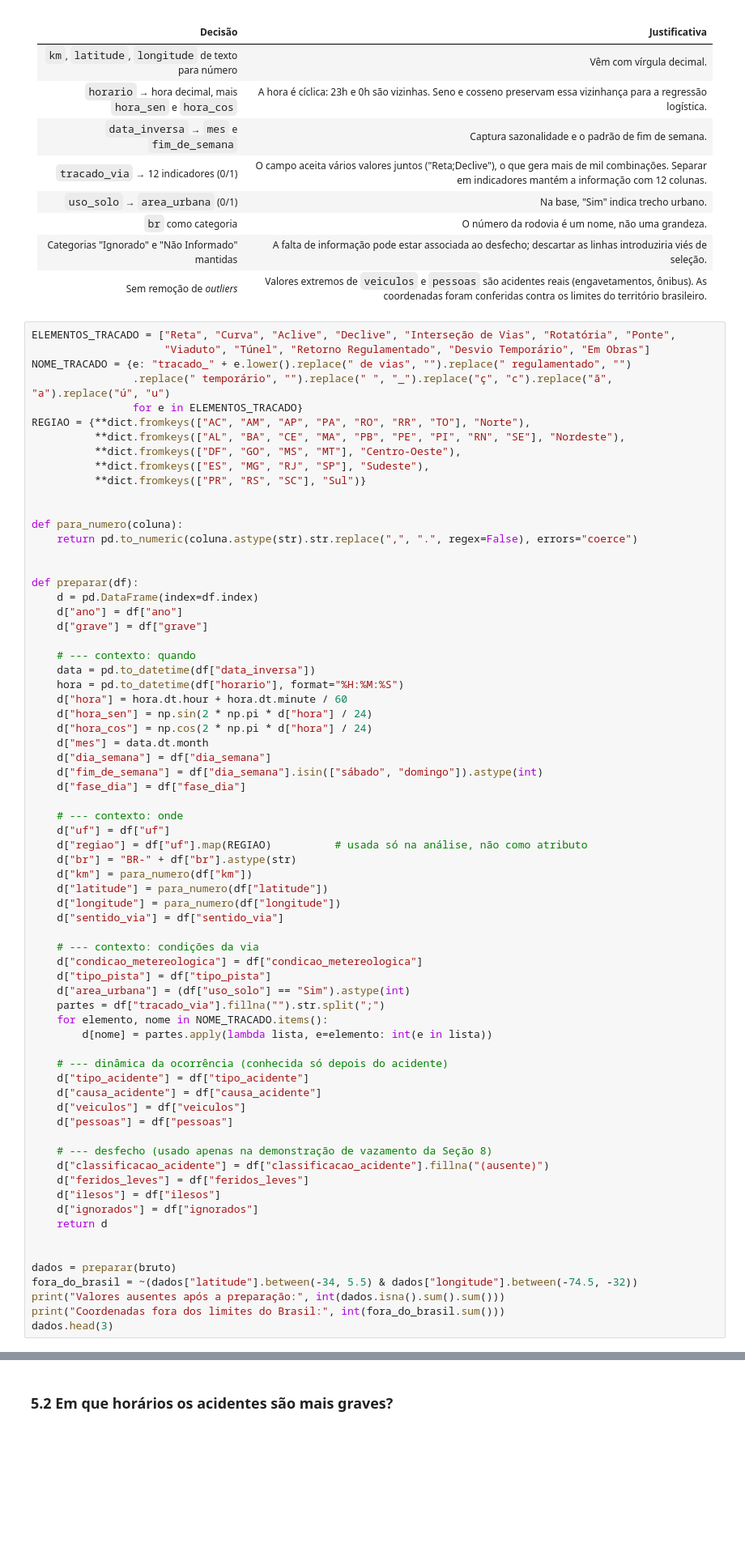
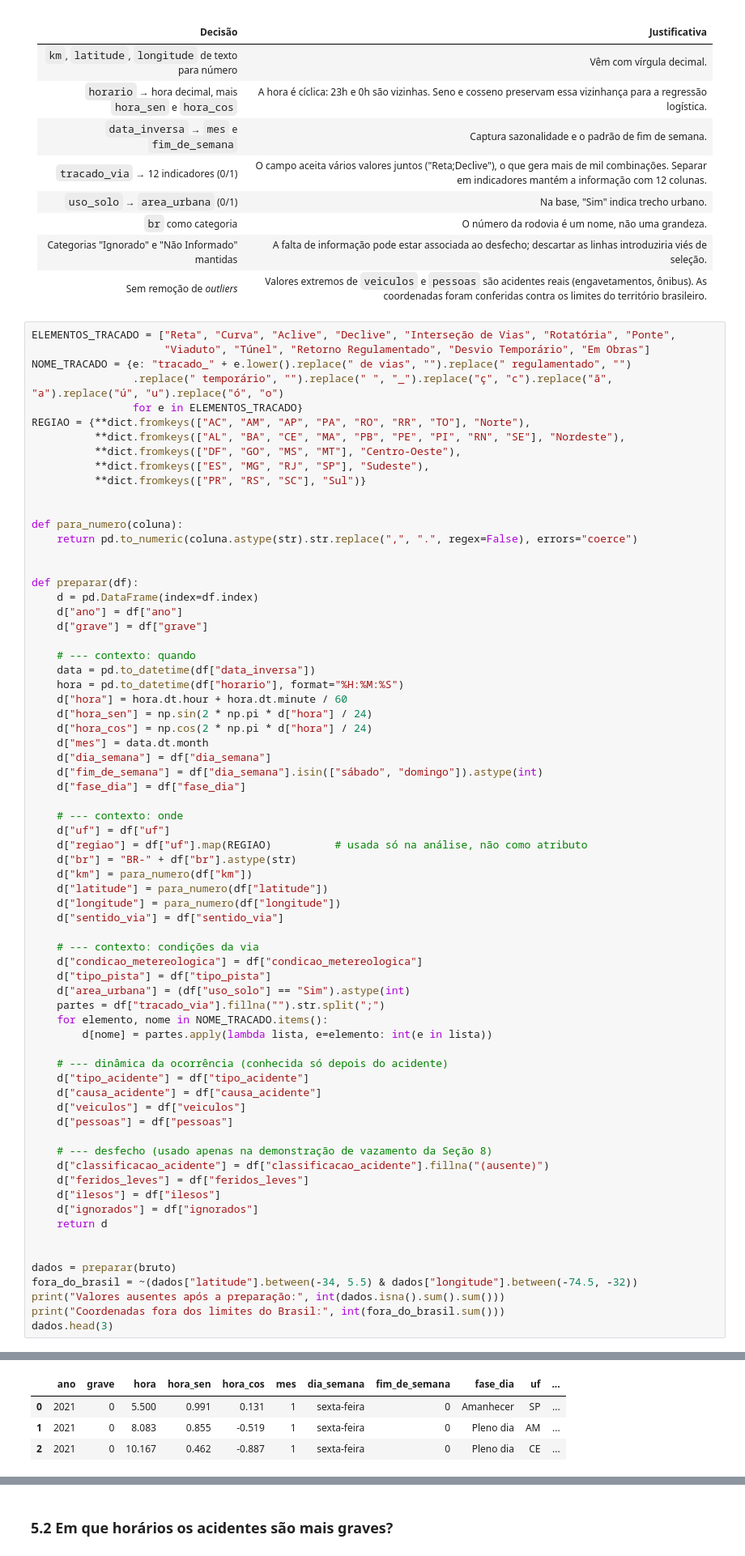
Before and after one commit to JoaoPedroLuz12/AcidentesPRF, a Jupyter notebook: notebook/acidentes_prf_gravidade.ipynb, the cells around one changed output, grey strips where cells are left out. Shown at 81% size. Cells and saved outputs as stored; diff of their text form; blank space fills up the shorter version.

```diff
--- a/notebook/acidentes_prf_gravidade.ipynb
+++ b/notebook/acidentes_prf_gravidade.ipynb
@@ -192,7 +238,7 @@ A função `preparar` aplica transformações que dependem **apenas da própria
 ELEMENTOS_TRACADO = ["Reta", "Curva", "Aclive", "Declive", "Interseção de Vias", "Rotatória", "Ponte",
                      "Viaduto", "Túnel", "Retorno Regulamentado", "Desvio Temporário", "Em Obras"]
 NOME_TRACADO = {e: "tracado_" + e.lower().replace(" de vias", "").replace(" regulamentado", "")
-                .replace(" temporário", "").replace(" ", "_").replace("ç", "c").replace("ã", "a").replace("ú", "u")
+                .replace(" temporário", "").replace(" ", "_").replace("ç", "c").replace("ã", "a").replace("ú", "u").replace("ó", "o")
                 for e in ELEMENTOS_TRACADO}
 REGIAO = {**dict.fromkeys(["AC", "AM", "AP", "PA", "RO", "RR", "TO"], "Norte"),
           **dict.fromkeys(["AL", "BA", "CE", "MA", "PB", "PE", "PI", "RN", "SE"], "Nordeste"),
@@ -257,3 +303,4 @@ fora_do_brasil = ~(dados["latitude"].between(-34, 5.5) & dados["longitude"].betw
 print("Valores ausentes após a preparação:", int(dados.isna().sum().sum()))
 print("Coordenadas fora dos limites do Brasil:", int(fora_do_brasil.sum()))
 dados.head(3)
+# %% [output]
@@ -260,3 +309,7 @@ dados.head(3)
+|  | ano | grave | hora | hora_sen | hora_cos | mes | dia_semana | fim_de_semana | fase_dia | uf | ... |
+| 0 | 2021 | 0 | 5.500 | 0.991 | 0.131 | 1 | sexta-feira | 0 | Amanhecer | SP | ... |
+| 1 | 2021 | 0 | 8.083 | 0.855 | -0.519 | 1 | sexta-feira | 0 | Pleno dia | AM | ... |
+| 2 | 2021 | 0 | 10.167 | 0.462 | -0.887 | 1 | sexta-feira | 0 | Pleno dia | CE | ... |
 # %% [markdown]
 ## 5. Análise exploratória
 
```
Also changed, not shown: parts of 57 cells of this notebook.
